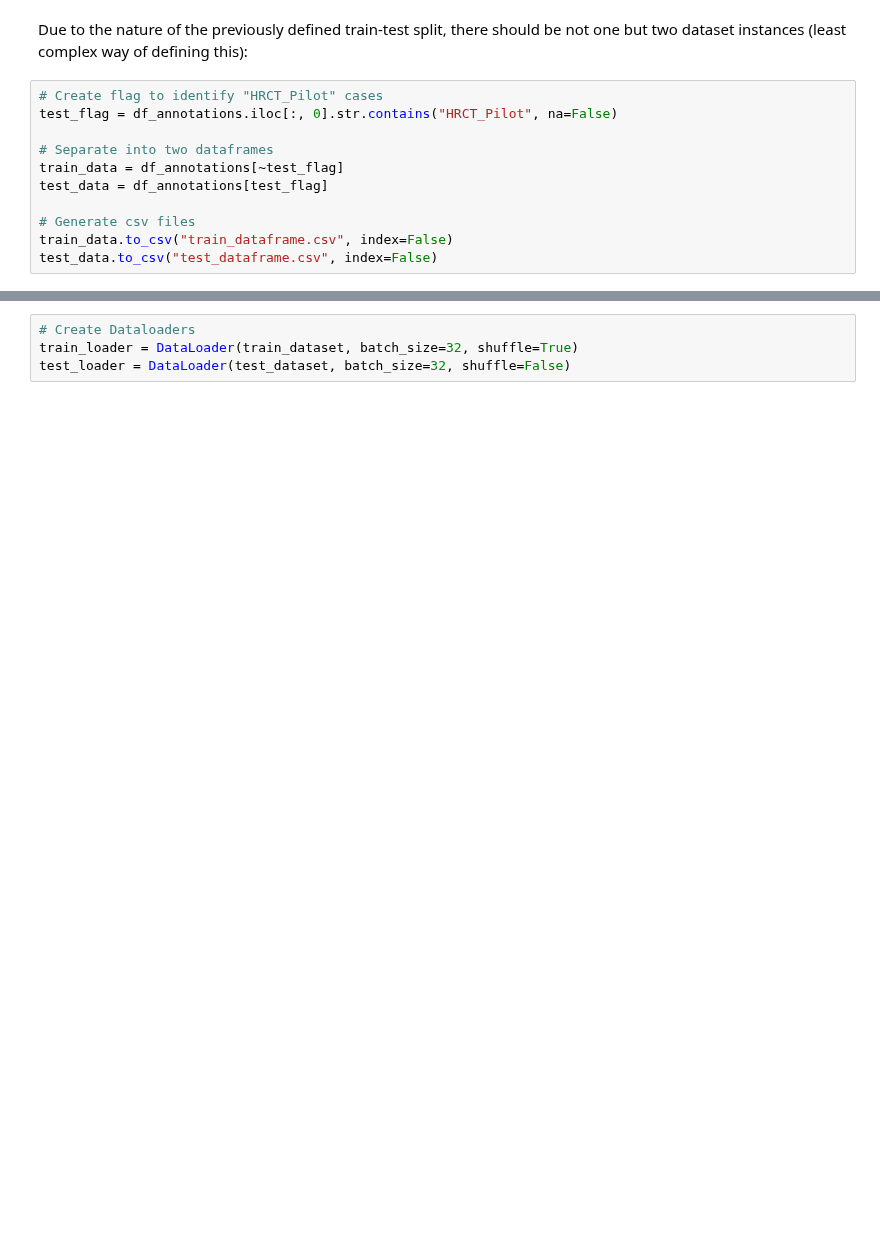
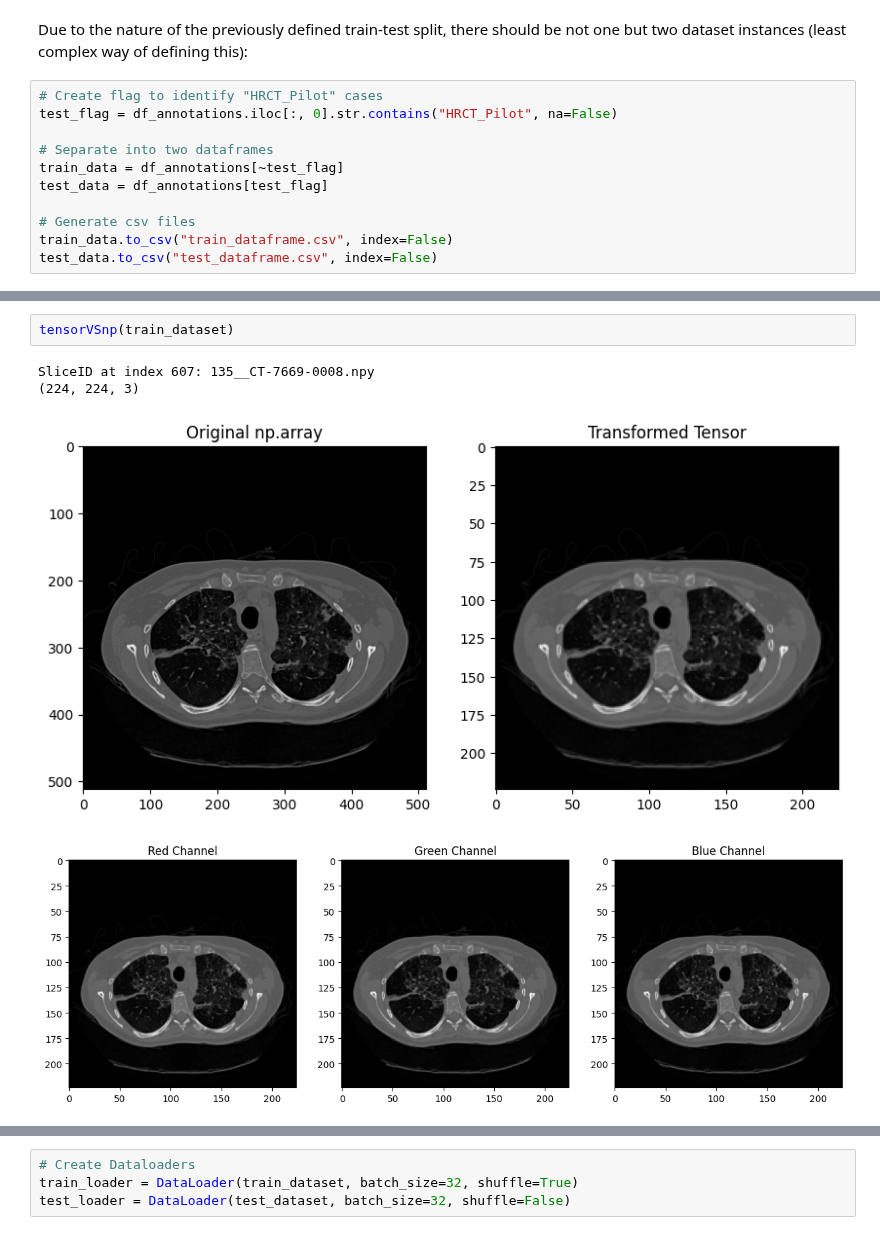
Before and after one commit to rafael-andre1/AI-for-Interstitial-Lung-Disease-Classification, a Jupyter notebook: modelDevelopment/resnetEval.ipynb, the cells around one changed output, grey strips where cells are left out. Saved outputs shown, nothing was run; the diff lists cells and outputs as text; blank space fills up the shorter version.

```diff
--- a/modelDevelopment/resnetEval.ipynb
+++ b/modelDevelopment/resnetEval.ipynb
@@ -179,0 +283,7 @@ test_dataset = FibrosisDataset(annotations_file_test, img_dir=img_dir, transform
+# %%
+tensorVSnp(train_dataset)
+# %% [output]
+SliceID at index 607: 135__CT-7669-0008.npy
+(224, 224, 3)
+[figure, added]
+[figure, added]
```
Also changed, not shown: parts of 18 cells of this notebook, 2 other files.
